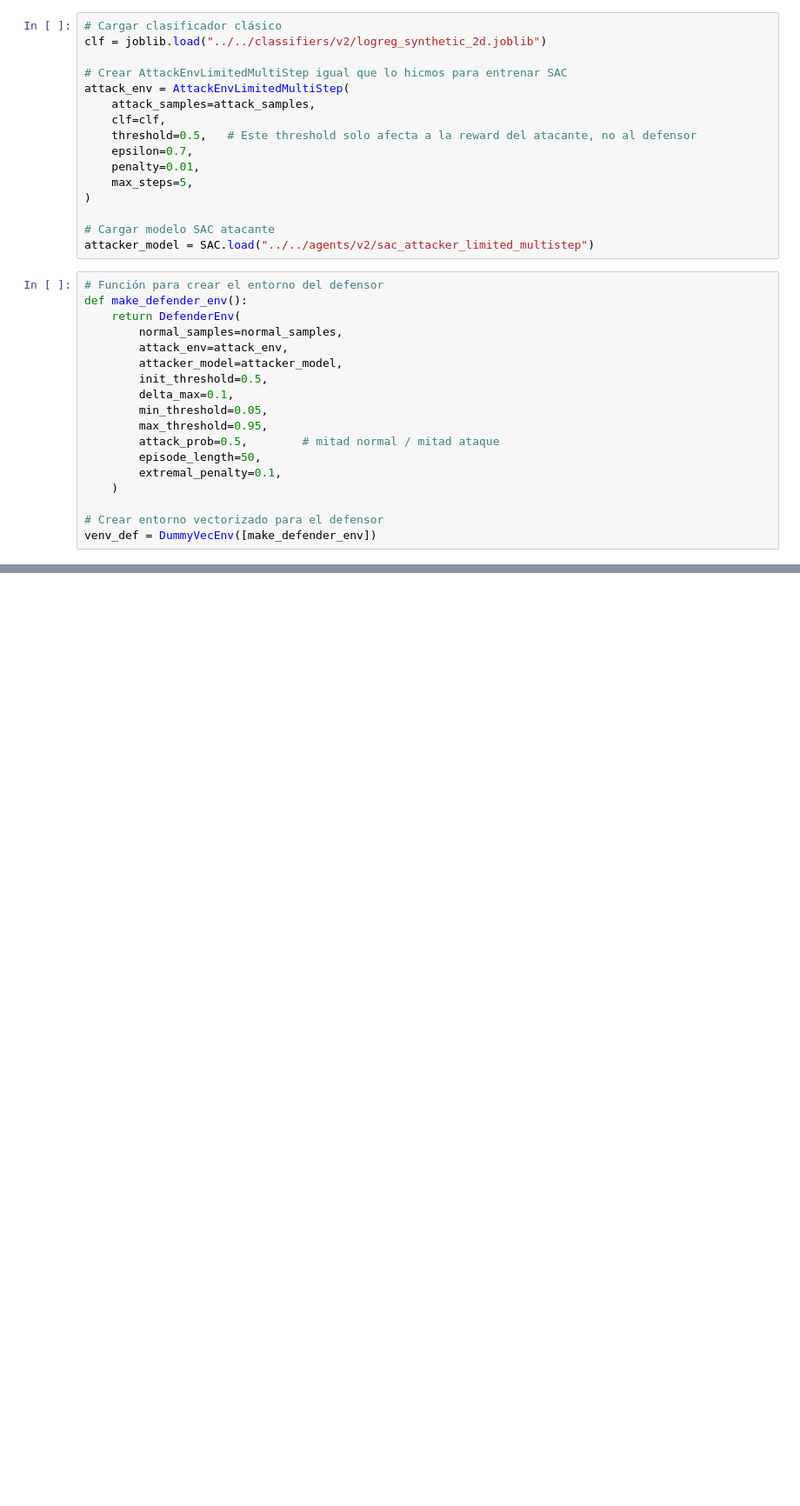
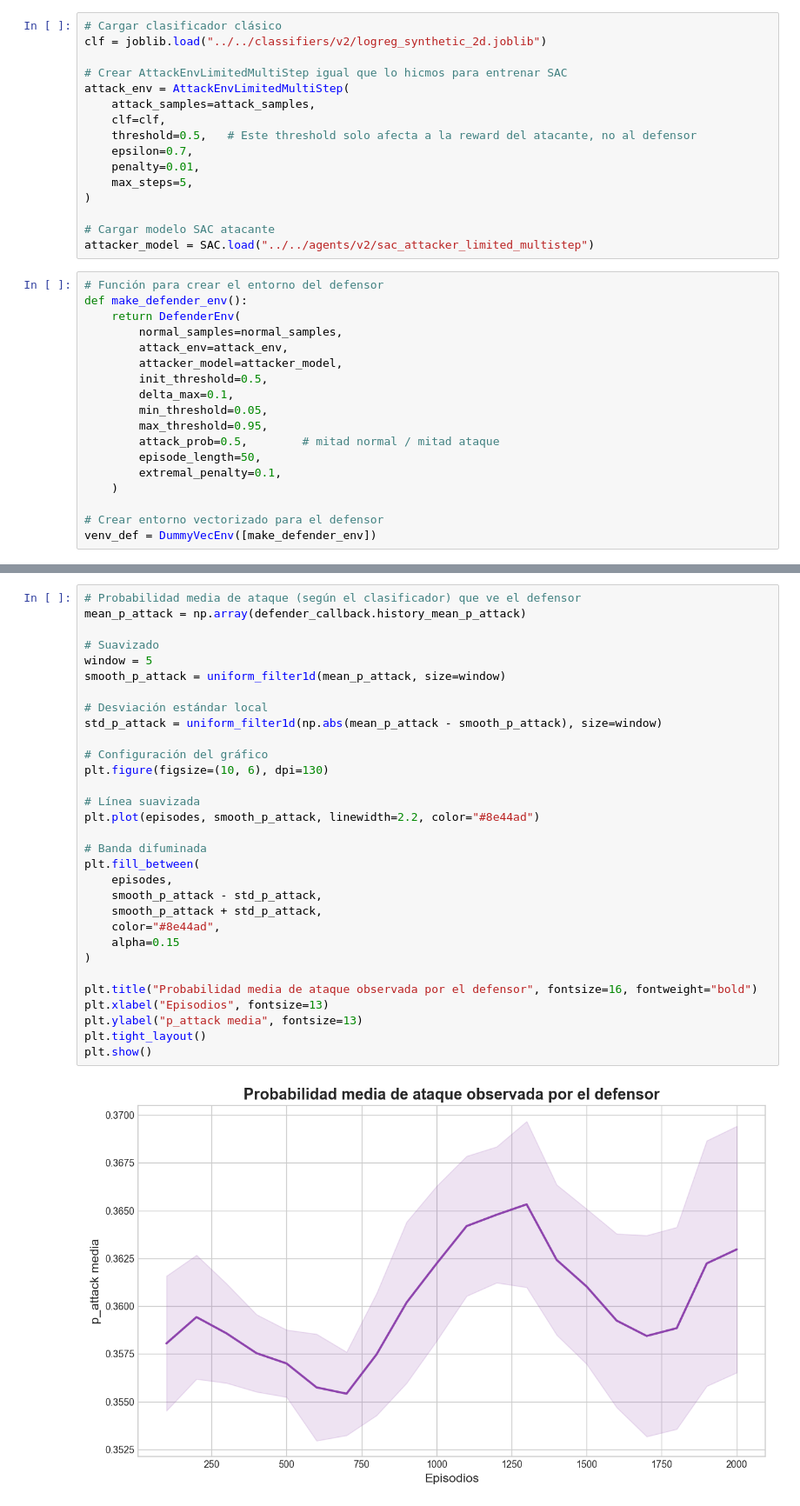
Before and after one commit to robertofdzb10/Tesis, a Jupyter notebook: notebooks/v2/09_train_defender.ipynb, the cells around one changed output, grey strips where cells are left out. Shown: that part at 87% size. Saved outputs shown, nothing was run; the diff lists cells and outputs as text; blank space fills up the shorter version.

```diff
--- a/notebooks/v2/09_train_defender.ipynb
+++ b/notebooks/v2/09_train_defender.ipynb
@@ -217,0 +426,33 @@ defender_model.save("../../agents/v2/ppo_defender_threshold")
+# %%
+# Probabilidad media de ataque (según el clasificador) que ve el defensor
+mean_p_attack = np.array(defender_callback.history_mean_p_attack)
+
+# Suavizado
+window = 5
+smooth_p_attack = uniform_filter1d(mean_p_attack, size=window)
+
+# Desviación estándar local
+std_p_attack = uniform_filter1d(np.abs(mean_p_attack - smooth_p_attack), size=window)
+
+# Configuración del gráfico
+plt.figure(figsize=(10, 6), dpi=130)
+
+# Línea suavizada
+plt.plot(episodes, smooth_p_attack, linewidth=2.2, color="#8e44ad")
+
+# Banda difuminada
+plt.fill_between(
+    episodes,
+    smooth_p_attack - std_p_attack,
+    smooth_p_attack + std_p_attack,
+    color="#8e44ad",
+    alpha=0.15
+)
+
+plt.title("Probabilidad media de ataque observada por el defensor", fontsize=16, fontweight="bold")
+plt.xlabel("Episodios", fontsize=13)
+plt.ylabel("p_attack media", fontsize=13)
+plt.tight_layout()
+plt.show()
+# %% [output]
+[figure, added]
```
Also changed, not shown: parts of 14 cells of this notebook, 8 other files.
